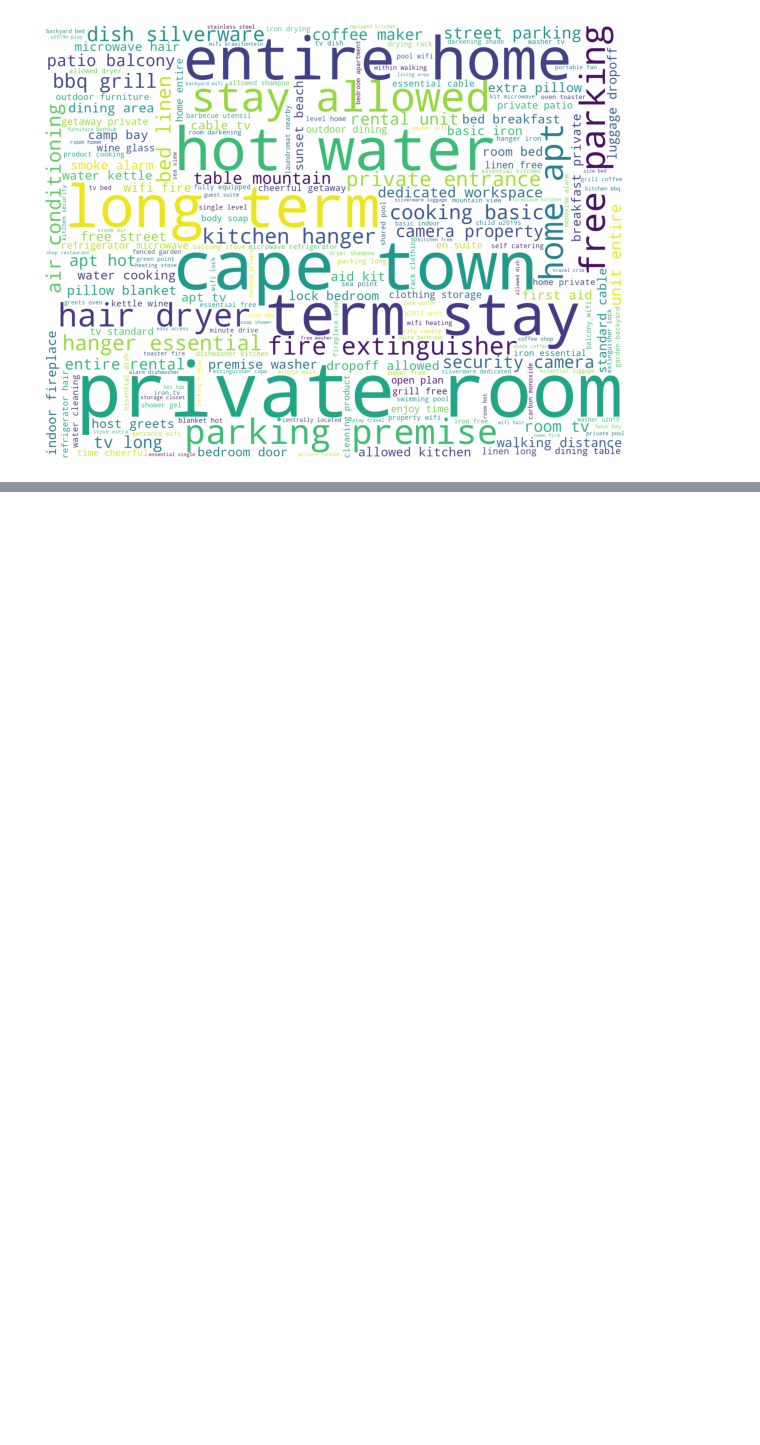
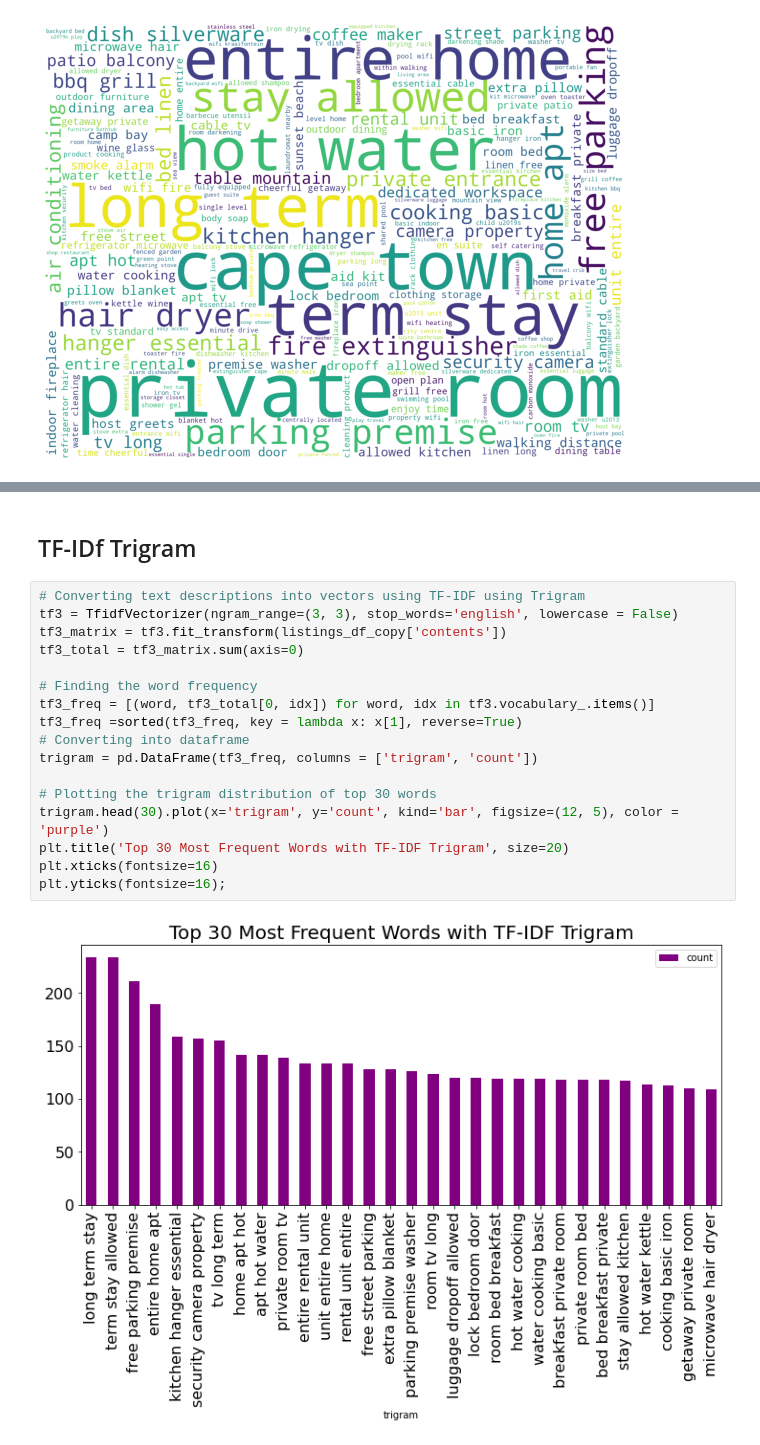
Before and after one commit to Nickimani/Airbnb_Project, a Jupyter notebook: Airbnb_Notebook.ipynb, the cells around one changed output, grey strips where cells are left out. Saved outputs shown, nothing was run; the diff lists cells and outputs as text; blank space fills up the shorter version.

```diff
--- a/Airbnb_Notebook.ipynb
+++ b/Airbnb_Notebook.ipynb
@@ -1440,0 +1469,21 @@ plt.axis('off');
+# %% [markdown]
+## TF-IDf Trigram
+# %%
+# Converting text descriptions into vectors using TF-IDF using Trigram
+tf3 = TfidfVectorizer(ngram_range=(3, 3), stop_words='english', lowercase = False)
+tf3_matrix = tf3.fit_transform(listings_df_copy['contents'])
+tf3_total = tf3_matrix.sum(axis=0)
+
+# Finding the word frequency
+tf3_freq = [(word, tf3_total[0, idx]) for word, idx in tf3.vocabulary_.items()]
+tf3_freq =sorted(tf3_freq, key = lambda x: x[1], reverse=True)
+# Converting into dataframe
+trigram = pd.DataFrame(tf3_freq, columns = ['trigram', 'count'])
+
+# Plotting the trigram distribution of top 30 words
+trigram.head(30).plot(x='trigram', y='count', kind='bar', figsize=(12, 5), color = 'purple')
+plt.title('Top 30 Most Frequent Words with TF-IDF Trigram', size=20)
+plt.xticks(fontsize=16)
+plt.yticks(fontsize=16);
+# %% [output]
+[figure, added]
```
Also changed, not shown: parts of 4 cells of this notebook.
